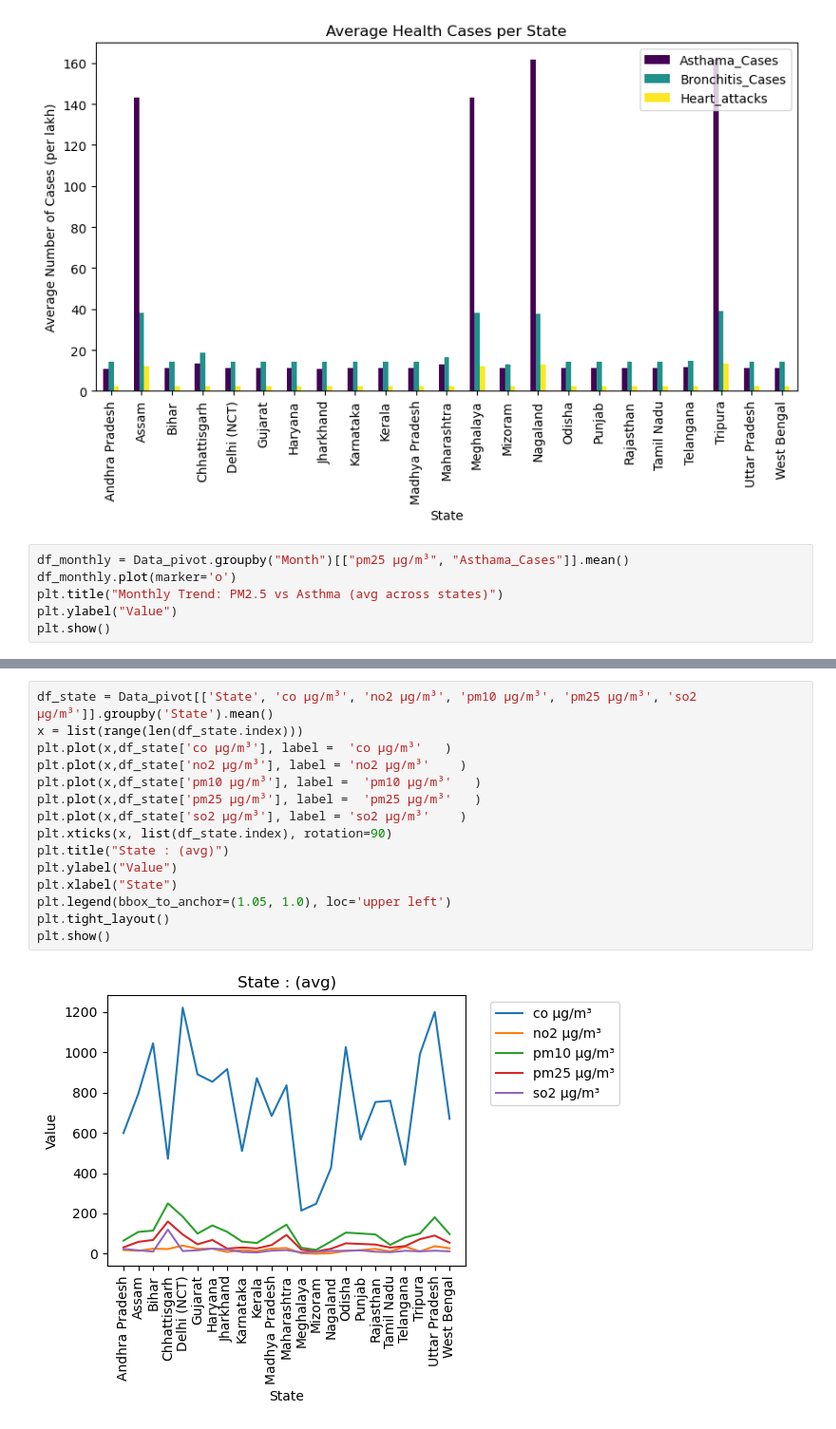
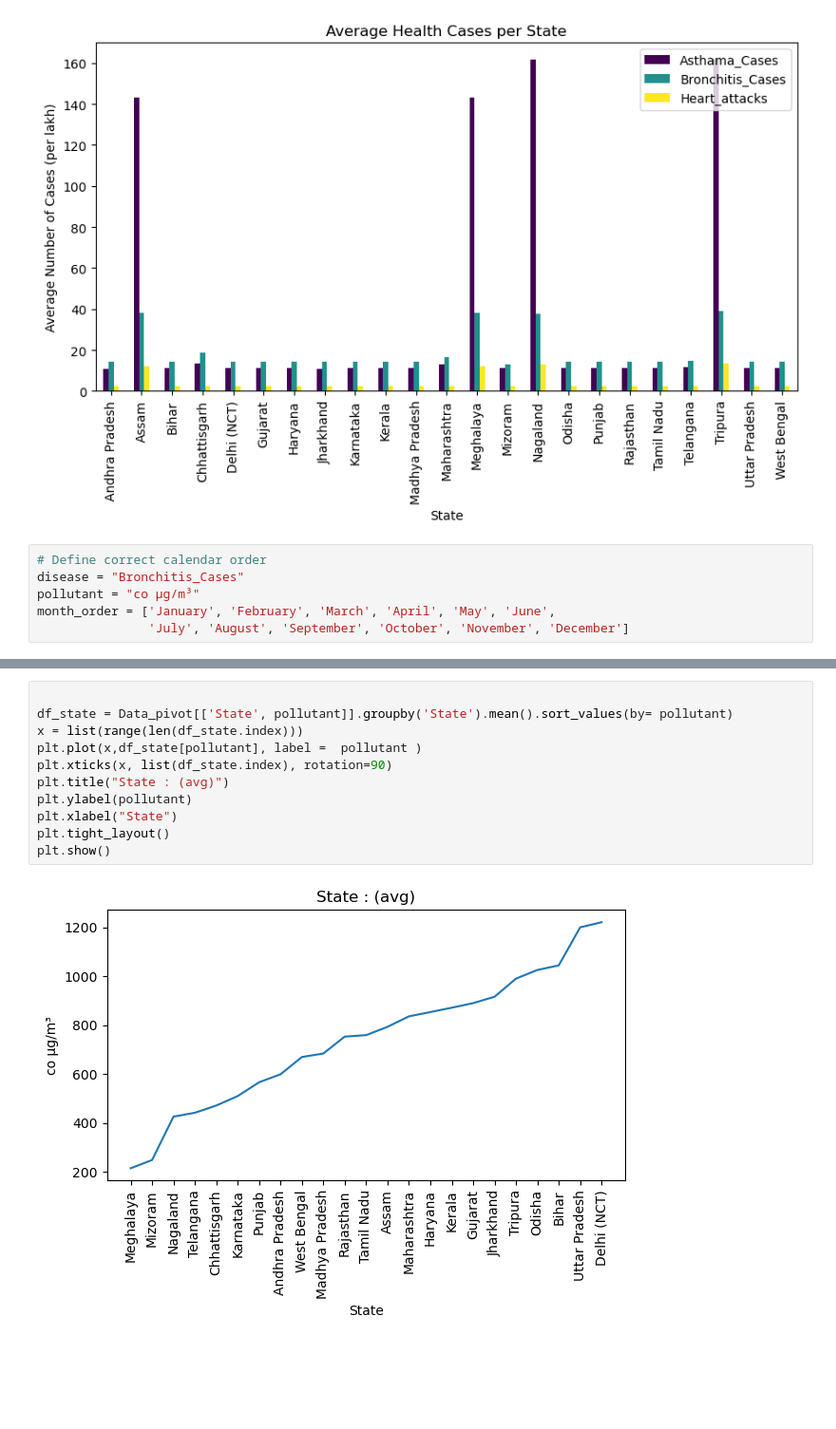
Before and after one commit to Manishkanwa/Air_Quality_health_Project, a Jupyter notebook: notebooks/03_eda_visuals.ipynb, the cells around one changed output, grey strips where cells are left out. Shown at 95% size. Saved outputs shown, nothing was run; the diff lists cells and outputs as text; blank space fills up the shorter version.

```diff
--- a/notebooks/03_eda_visuals.ipynb
+++ b/notebooks/03_eda_visuals.ipynb
@@ -413,8 +398,8 @@ plt.show()
 # %% [output]
 [figure]
 # %%
-df_monthly = Data_pivot.groupby("Month")[["pm25 µg/m³", "Asthama_Cases"]].mean()
-df_monthly.plot(marker='o')
-plt.title("Monthly Trend: PM2.5 vs Asthma (avg across states)")
-plt.ylabel("Value")
-plt.show()
+# Define correct calendar order
+disease = "Bronchitis_Cases"
+pollutant = "co µg/m³"
+month_order = ['January', 'February', 'March', 'April', 'May', 'June',
+               'July', 'August', 'September', 'October', 'November', 'December']
@@ -463,17 +406,13 @@ sns.scatterplot(data=Data_pivot, x="pm25 µg/m³", y="Asthama_Cases")
 # %%
-df_state = Data_pivot[['State', 'co µg/m³', 'no2 µg/m³', 'pm10 µg/m³', 'pm25 µg/m³', 'so2 µg/m³']].groupby('State').mean()
+
+df_state = Data_pivot[['State', pollutant]].groupby('State').mean().sort_values(by= pollutant)
 x = list(range(len(df_state.index)))
-plt.plot(x,df_state['co µg/m³'], label =  'co µg/m³'   )
-plt.plot(x,df_state['no2 µg/m³'], label = 'no2 µg/m³'    )
-plt.plot(x,df_state['pm10 µg/m³'], label =  'pm10 µg/m³'   )
-plt.plot(x,df_state['pm25 µg/m³'], label =  'pm25 µg/m³'   )
-plt.plot(x,df_state['so2 µg/m³'], label = 'so2 µg/m³'    )
+plt.plot(x,df_state[pollutant], label =  pollutant )
 plt.xticks(x, list(df_state.index), rotation=90)
 plt.title("State : (avg)")
-plt.ylabel("Value")
+plt.ylabel(pollutant)
 plt.xlabel("State")
-plt.legend(bbox_to_anchor=(1.05, 1.0), loc='upper left')
 plt.tight_layout()
 plt.show()
 # %% [output]
-[figure, old version]
+[figure, new version]
```
Also changed, not shown: parts of 15 cells of this notebook, 10 other files.
